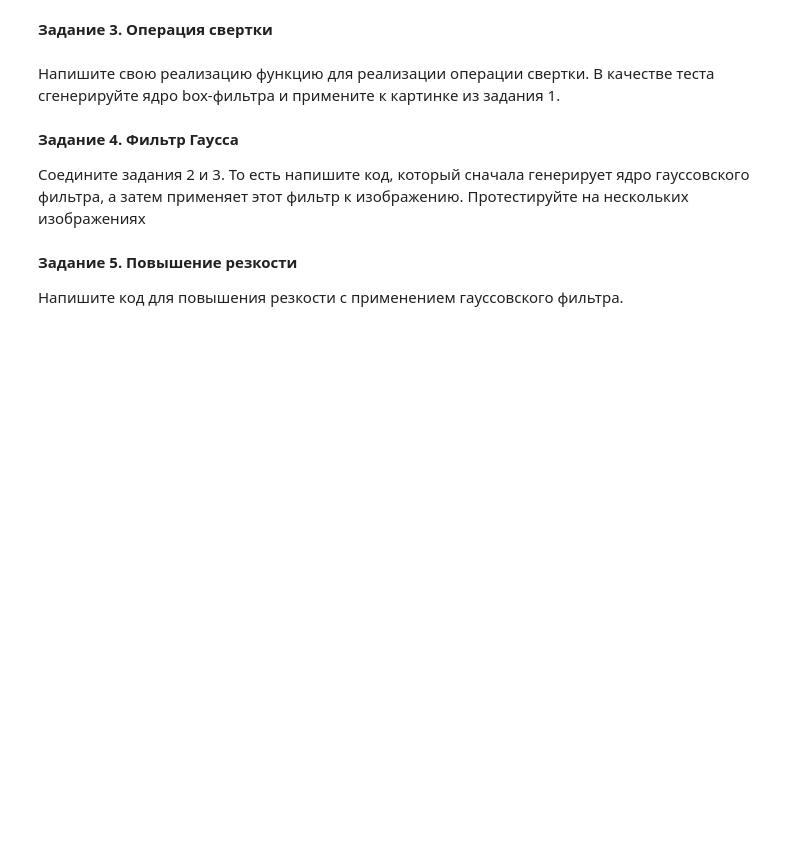
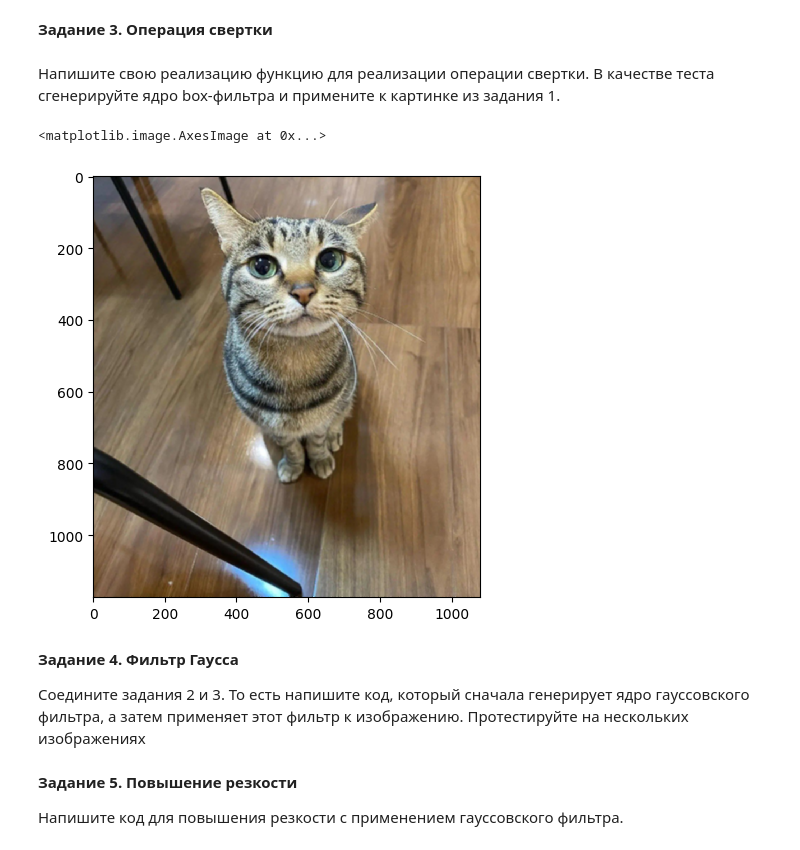
Before and after one commit to ratatatan/itmo-oomd, a Jupyter notebook: Курс_на_Stepik_4_Толкачев_Т.С._К3161.ipynb, the cells around one changed output. Cells and saved outputs as stored; diff of their text form; code cells hidden in the pictures; blank space fills up the shorter version.

```diff
--- a/Курс_на_Stepik_4_Толкачев_Т.С._К3161.ipynb
+++ b/Курс_на_Stepik_4_Толкачев_Т.С._К3161.ipynb
@@ -96,6 +80,29 @@ array([[7.57477050e-11, 1.12419562e-08, 2.25800726e-07, 6.13790011e-07,
 **Задание 3. Операция свертки**
 # %% [markdown]
 Напишите свою реализацию функцию для реализации операции свертки. В качестве теста сгенерируйте ядро box-фильтра и примените к картинке из задания 1.
+# %%
+def convolve(image, kernel, stride = 1):
+  conv = image.copy()
+  iw, ih = image.shape[0], image.shape[1]
+  kw, kh = kernel.shape[0]//2, kernel.shape[1]//2
+  n_channels = image.shape[2] if len(image.shape) > 2 else 1
+
+  for i in range(kw, iw-kw, stride):
+    for j in range(kh, ih-kh, stride):
+      for c in range(n_channels):
+        conv[i, j, c] = np.clip(
+          (kernel * image[i-kw:i+kw+1, j-kh:j+kh+1, c]).sum(), 0, 255)
+
+  return conv
+
+kernel_size = 5
+my_kernel = np.ones((kernel_size, kernel_size)) / (kernel_size ** 2)
+
+box_img = convolve(img, my_kernel)
+imshow(box_img)
+# %% [output]
+<matplotlib.image.AxesImage at 0x...>
+[figure, added]
 # %% [markdown]
 **Задание 4. Фильтр Гаусса**
 
```
Also changed, not shown: parts of 1 cell of this notebook.
